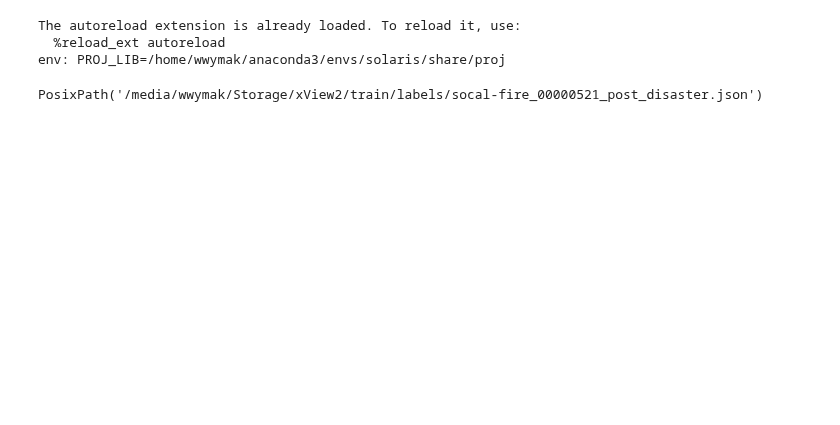
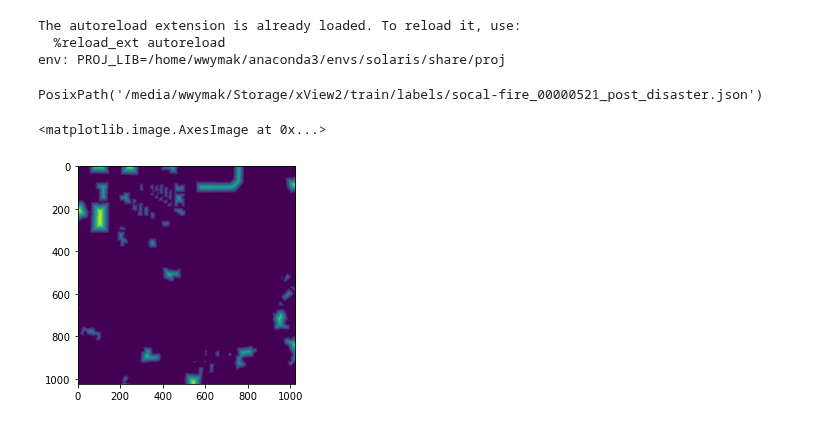
Before and after one commit to wwymak/spacenet-buildings, a Jupyter notebook: xview2/Segmentation with signed distance transform.ipynb, the cells around one changed output. Cells and saved outputs as stored; diff of their text form; code cells hidden in the pictures; blank space fills up the shorter version.

```diff
--- a/xview2/Segmentation with signed distance transform.ipynb
+++ b/xview2/Segmentation with signed distance transform.ipynb
@@ -57,7 +57,25 @@ train_images_crops = data_dir/"train_crops"
 # train_mask_crops = data_dir/"mask_crops"
 train_mask_crops = data_dir/"mask_crops_single_channel"
 label_dir = data_dir/"train"/"labels"
-# %%
-label_dir.ls()[0]
-# %% [output]
-PosixPath('/media/wwymak/Storage/xView2/train/labels/socal-fire_00000521_post_disaster.json')
+# %%
+def create_mask(json_file, data_dir, mask_dir, tile_size=1024):
+    with open(data_dir/"train"/"labels"/json_file, 'r') as f:
+        label = json.load(f)
+    label_gdf = parse_json(label)
+    if label_gdf is None or len(label_gdf) == 0:
+        return
+    fb_mask = sol.vector.mask.df_to_px_mask(df=label_gdf, geom_col="geometry_pixel",
+                                         channels=['footprint'],
+                                         shape=(tile_size,tile_size)).squeeze()
+    # print(fb_mask.shape)
+    PIL.Image.fromarray(fb_mask, mode='L').save(mask_dir/(json_file.replace('.json', '.png')))
+# %% [output]
+PosixPath('/media/wwymak/Storage/xView2/train/labels/socal-fire_00000521_post_disaster.json')
+# %%
+sample_mask = np.array(PIL.Image.open(mask_dir.ls()[10]))[:,:,0] /255
+transformed = ndimage.distance_transform_edt(sample_mask)
+
+plt.imshow(transformed / transformed.max() * 255)
+# %% [output]
+<matplotlib.image.AxesImage at 0x...>
+[figure, added]
```
Also changed, not shown: parts of 1 cell of this notebook, 2 other files.
